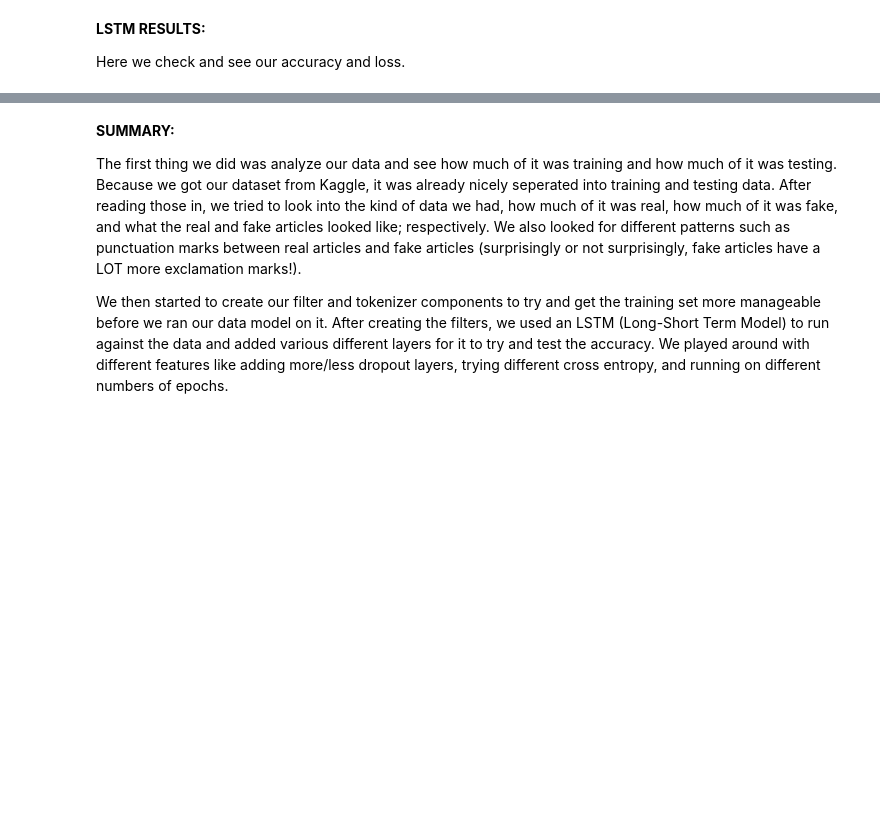
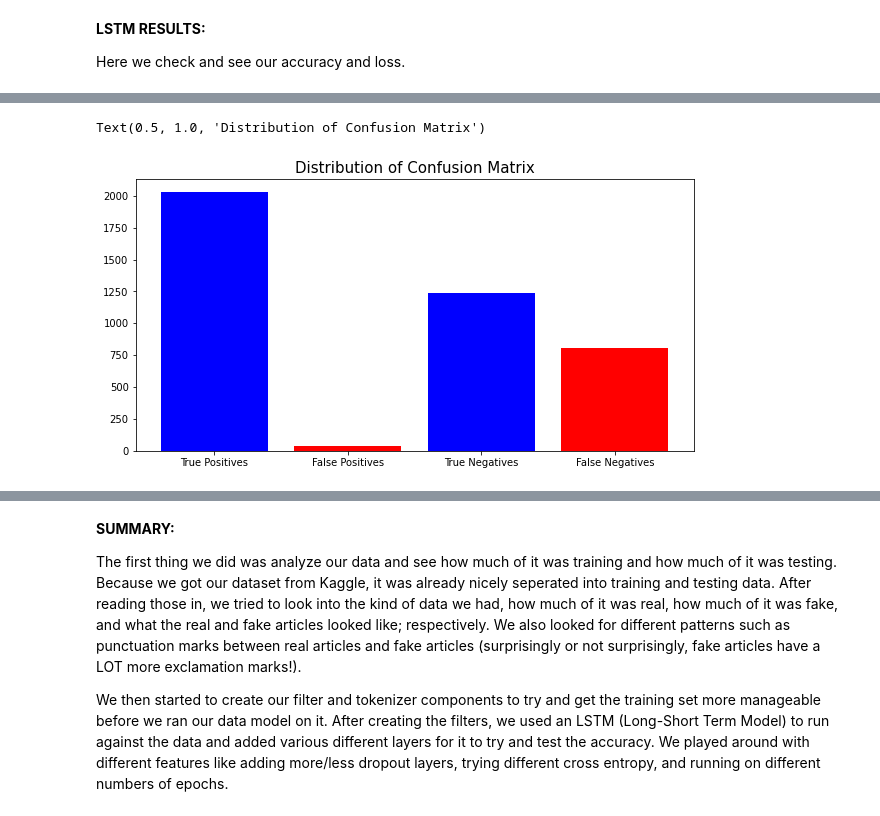
Before and after one commit to ErikPohle/CSCI-4622-Project, a Jupyter notebook: ML Final Project.ipynb, the cells around one changed output, grey strips where cells are left out. Cells and saved outputs as stored; diff of their text form; code cells hidden in the pictures; blank space fills up the shorter version.

```diff
--- a/ML Final Project.ipynb
+++ b/ML Final Project.ipynb
@@ -209,0 +215,7 @@ lstm_model_fit = lstm_model.fit(X_train, y_train, epochs = 1)
+# %%
+# First, we obtain the predicted labels our fitted model predicts on the test data
+# Second, we obtain the confusion matrix using sklearn
+# Finally, we are able to get the results and accuracy of our model
+y_pred = lstm_model.predict_classes(X_test)
+confusion_matrix = conf_mat(y_test, y_pred)
+results = lstm_model.evaluate(X_test, y_test, batch_size=256)
@@ -209,0 +241,10 @@ lstm_model_fit = lstm_model.fit(X_train, y_train, epochs = 1)
+# %%
+plt.figure(figsize=(10, 5))
+plt.bar('True Positives', confusion_matrix[0][0], color='blue')
+plt.bar('False Positives', confusion_matrix[0][1], color='red')
+plt.bar('True Negatives', confusion_matrix[1][1], color='blue')
+plt.bar('False Negatives', confusion_matrix[1][0], color='red')
+plt.title('Distribution of Confusion Matrix', size=15)
+# %% [output]
+Text(0.5, 1.0, 'Distribution of Confusion Matrix')
+[figure, added]
```
Also changed, not shown: parts of 8 cells of this notebook.
